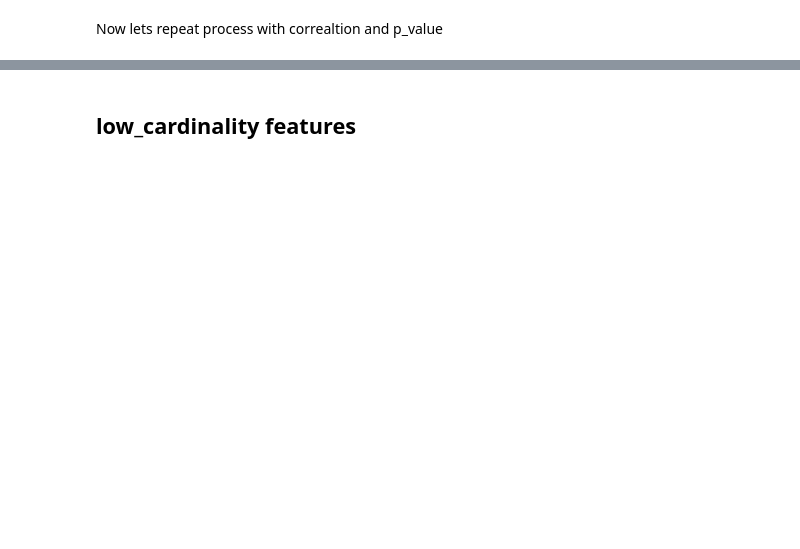
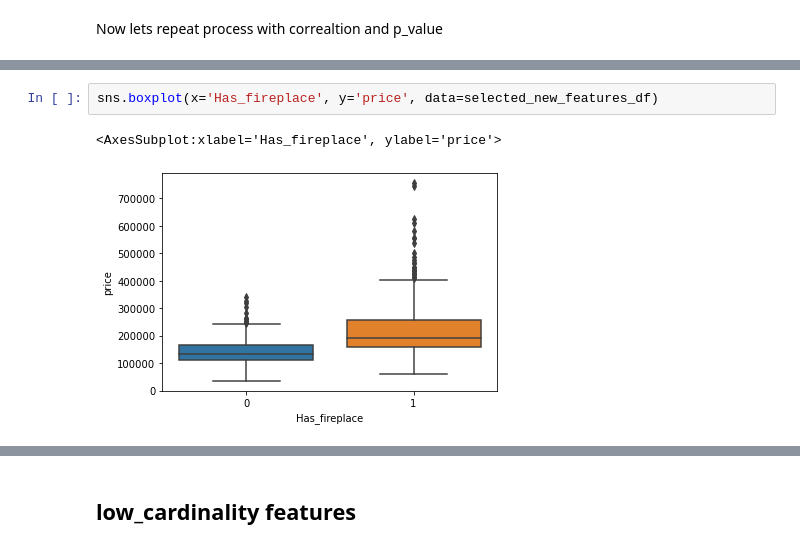
Before and after one commit to Golden-dreamer/kaggle-house, a Jupyter notebook: notebooks/Data exploration.ipynb, the cells around one changed output, grey strips where cells are left out. Drawn from its saved outputs; the diff is of its cells as text; blank space fills up the shorter version.

```diff
--- a/notebooks/Data exploration.ipynb
+++ b/notebooks/Data exploration.ipynb
@@ -573 +614,6 @@ sns.boxplot(x='Total_Bath', y='SalePrice', data=selected_features_df)
+# %%
+sns.boxplot(x='Has_fireplace', y='price', data=selected_new_features_df)
+# %% [output]
+<AxesSubplot:xlabel='Has_fireplace', ylabel='price'>
+[figure, added]
 # %%
```
Also changed, not shown: parts of 133 cells of this notebook, 1 other file.
